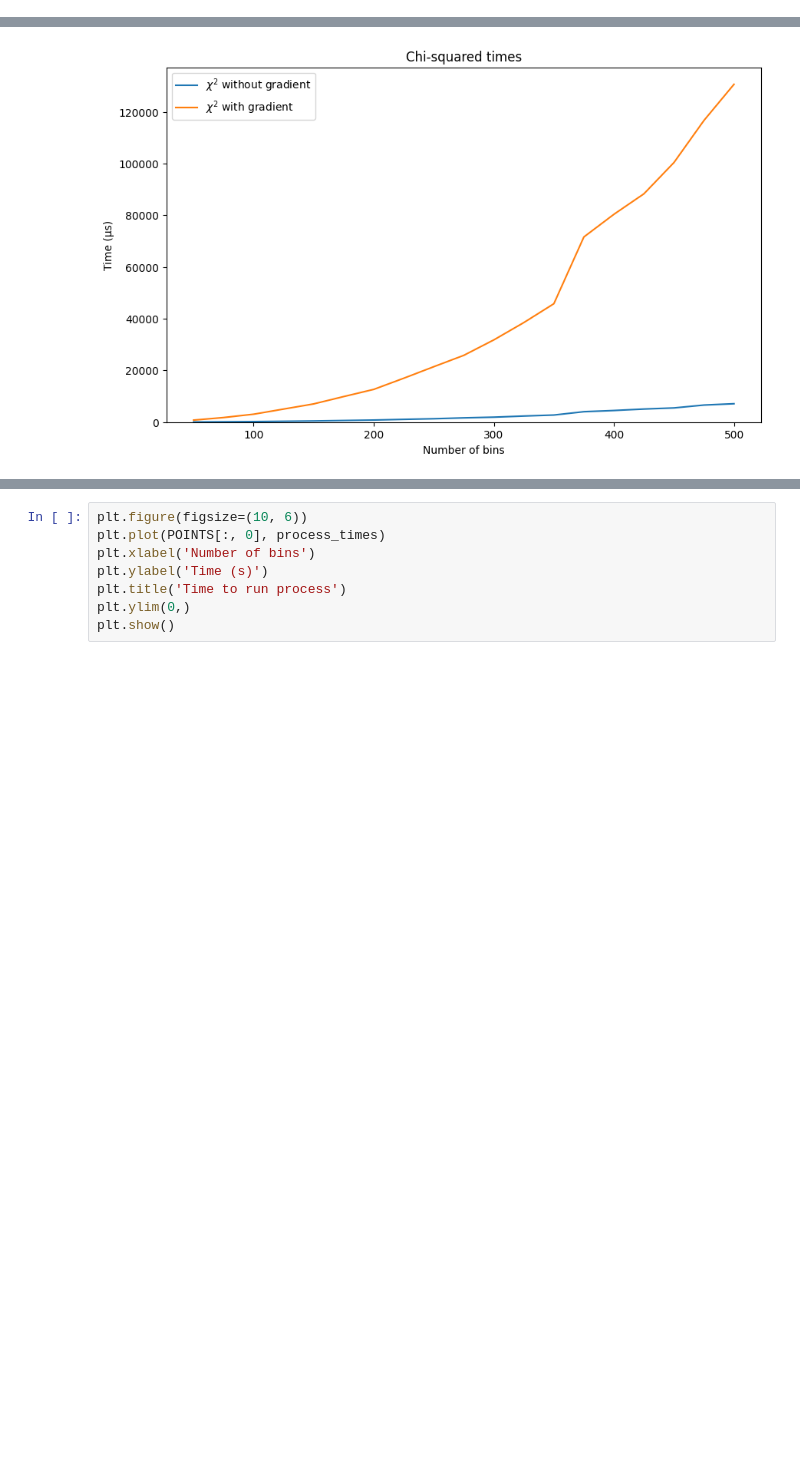
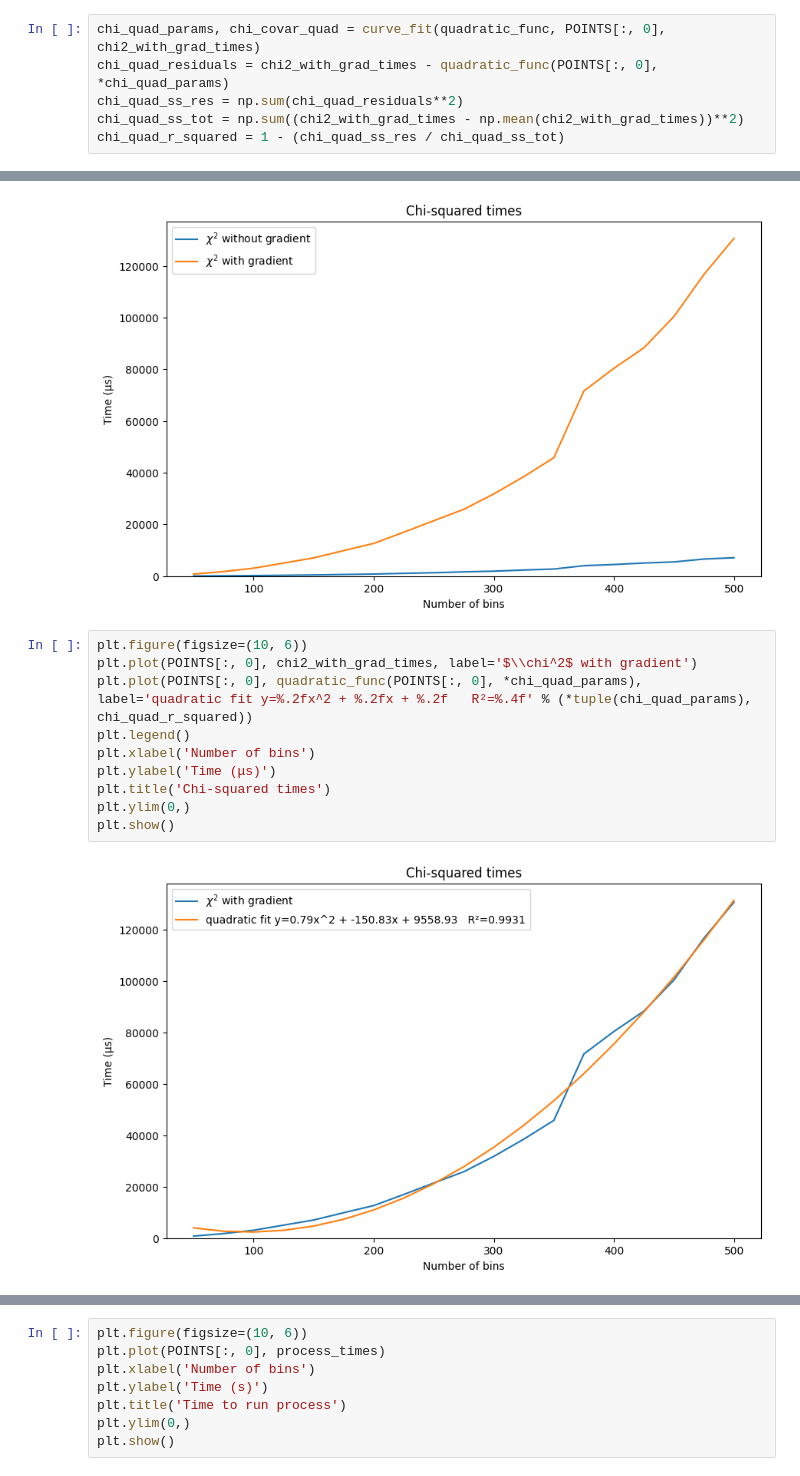
Before and after one commit to BMDragon/PROfit_Scaling, a Jupyter notebook: plotting.ipynb, the cells around one changed output, grey strips where cells are left out. Cells and saved outputs as stored; diff of their text form; blank space fills up the shorter version.

```diff
--- a/plotting.ipynb
+++ b/plotting.ipynb
@@ -60,3 +92,9 @@ plt.show()
+# %%
+chi_quad_params, chi_covar_quad = curve_fit(quadratic_func, POINTS[:, 0], chi2_with_grad_times)
+chi_quad_residuals = chi2_with_grad_times - quadratic_func(POINTS[:, 0], *chi_quad_params)
+chi_quad_ss_res = np.sum(chi_quad_residuals**2)
+chi_quad_ss_tot = np.sum((chi2_with_grad_times - np.mean(chi2_with_grad_times))**2)
+chi_quad_r_squared = 1 - (chi_quad_ss_res / chi_quad_ss_tot)
 # %%
 plt.figure(figsize=(10, 6))
 plt.plot(POINTS[:, 0], chi2_times, label='$\\chi^2$ without gradient')
@@ -69,3 +107,15 @@ plt.ylim(0,)
 plt.show()
 # %% [output]
 [figure]
+# %%
+plt.figure(figsize=(10, 6))
+plt.plot(POINTS[:, 0], chi2_with_grad_times, label='$\\chi^2$ with gradient')
+plt.plot(POINTS[:, 0], quadratic_func(POINTS[:, 0], *chi_quad_params), label='quadratic fit y=%.2fx^2 + %.2fx + %.2f   R²=%.4f' % (*tuple(chi_quad_params), chi_quad_r_squared))
+plt.legend()
+plt.xlabel('Number of bins')
+plt.ylabel('Time (μs)')
+plt.title('Chi-squared times')
+plt.ylim(0,)
+plt.show()
+# %% [output]
+[figure, added]
```
Also changed, not shown: parts of 5 cells of this notebook.
